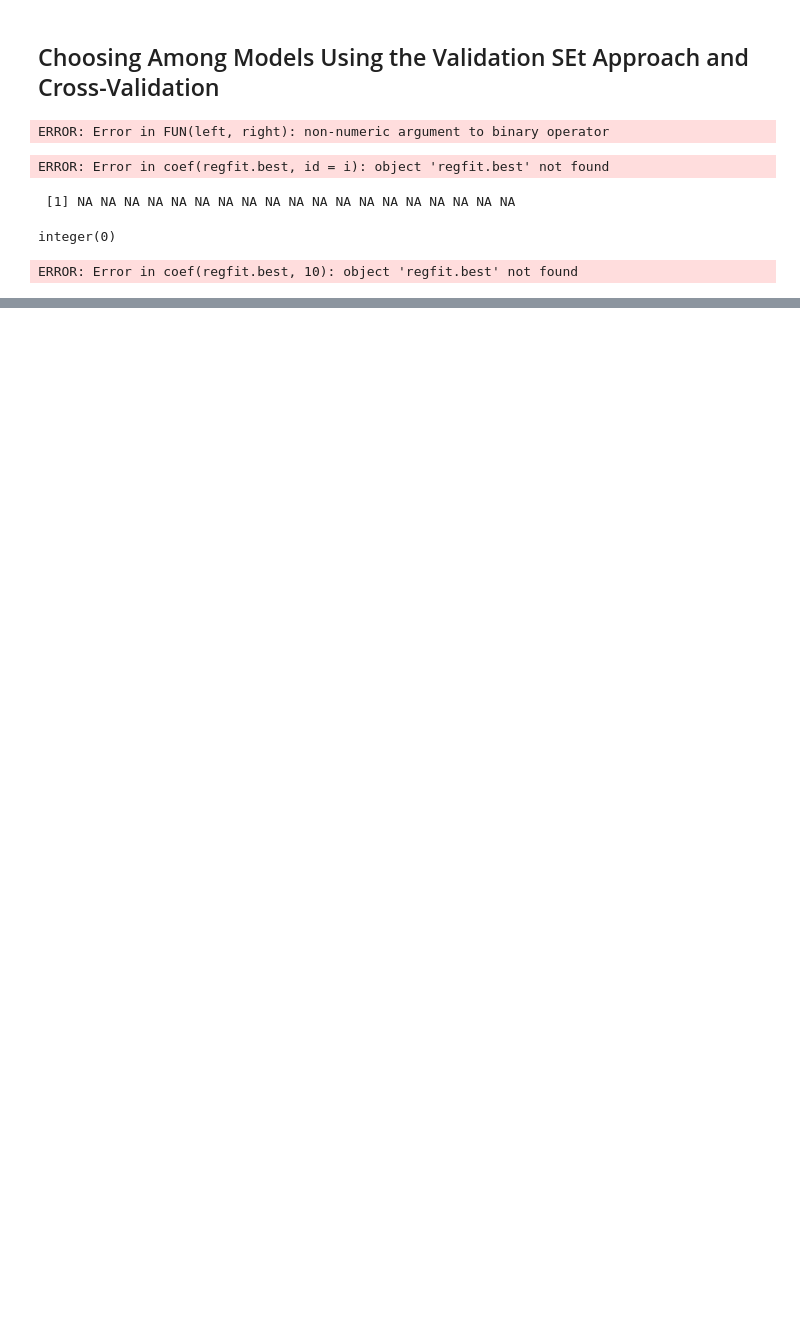
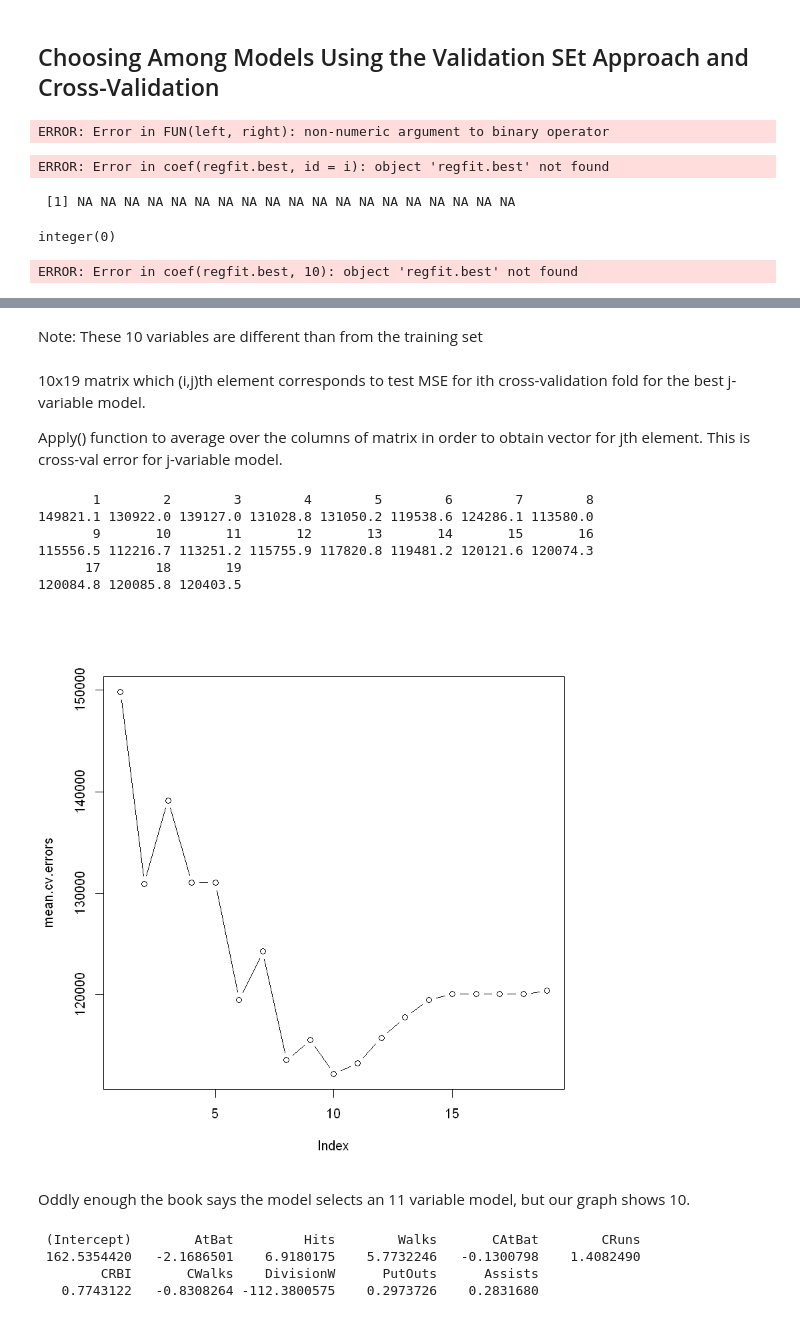
Before and after one commit to YMandCL/Learning-R, a Jupyter notebook: Subset Selection Methods.ipynb, the cells around one changed output, grey strips where cells are left out. Cells and saved outputs as stored; diff of their text form; code cells hidden in the pictures; blank space fills up the shorter version.

```diff
--- a/Subset Selection Methods.ipynb
+++ b/Subset Selection Methods.ipynb
@@ -280,0 +285,8 @@ ERROR: Error in coef(regfit.best, 10): object 'regfit.best' not found
+# %%
+predict.regsubsets=function(object,newdata,id,...){
+    form=as.formula(object$call[[2]])
+    mat=model.matrix(form,newdata)
+    coefi=coef(object,id=id)
+    xvars=names(coefi)
+    mat[,xvars]%*%coefi
+}
@@ -280,0 +302,49 @@ ERROR: Error in coef(regfit.best, 10): object 'regfit.best' not found
+# %% [markdown]
+Note: These 10 variables are different than from the training set
+# %%
+#Cross Validation
+#Perform best subset selection within each of k training sets
+#Create vector to allocate each observation to one of k=10 folds
+#Create matrix to store results
+k=10
+set.seed(1)
+folds=sample(1:k,nrow(Hitters),replace=TRUE)
+cv.errors=matrix(NA,k,19, dimnames=list(NULL, paste(1:19)))
+# %%
+for(j in 1:k){
+    best.fit=regsubsets(Salary~.,data=Hitters[folds!=j,],
+        nvmax=19)
+    for(i in 1:19){
+        pred=predict(best.fit,Hitters[folds==j,],id=i)
+        cv.errors[j,i]=mean( (Hitters$Salary[folds==j]-pred)^2)
+    }
+}
+# %% [markdown]
+10x19 matrix which (i,j)th element corresponds to test MSE for ith cross-validation fold for the best j-variable model.
+
+Apply() function to average over the columns of matrix in order to obtain vector for jth element. This is cross-val error for j-variable model.
+# %%
+mean.cv.errors=apply(cv.errors,2,mean)
+mean.cv.errors
+# %% [output]
+       1        2        3        4        5        6        7        8
+149821.1 130922.0 139127.0 131028.8 131050.2 119538.6 124286.1 113580.0
+       9       10       11       12       13       14       15       16
+115556.5 112216.7 113251.2 115755.9 117820.8 119481.2 120121.6 120074.3
+      17       18       19
+120084.8 120085.8 120403.5
+# %%
+par(mfrow=c(1,1))
+plot(mean.cv.errors,type='b')
+# %% [output]
+[figure, added]
+# %% [markdown]
+Oddly enough the book says the model selects an 11 variable model, but our graph shows 10.
+# %%
+reg.best=regsubsets(Salary~.,data=Hitters, nvmax=19)
+coef(reg.best,10)
+# %% [output]
+ (Intercept)        AtBat         Hits        Walks       CAtBat        CRuns
+ 162.5354420   -2.1686501    6.9180175    5.7732246   -0.1300798    1.4082490
+        CRBI       CWalks    DivisionW      PutOuts      Assists
+   0.7743122   -0.8308264 -112.3800575    0.2973726    0.2831680
```
Also changed, not shown: parts of 4 cells of this notebook, 1 other file.
